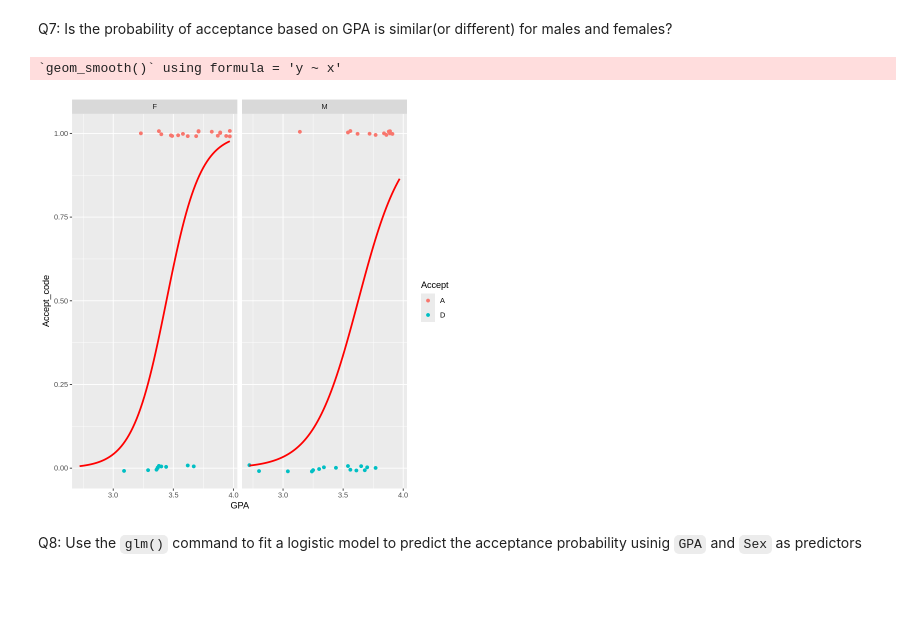
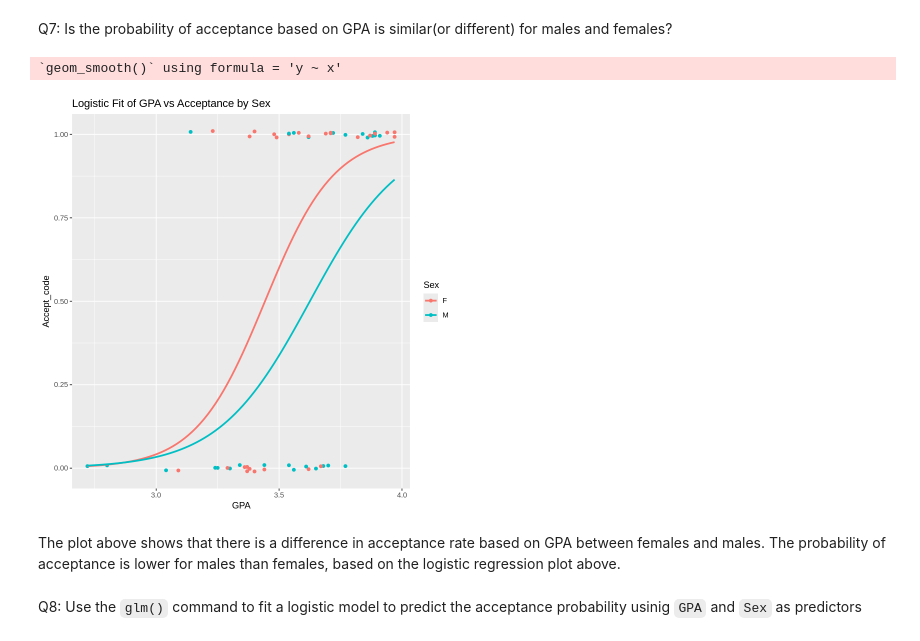
Before and after one commit to mwkinne/testMath254, a Jupyter notebook: Logistic_Regression_Part2.ipynb, the cells around one changed output. Cells and saved outputs as stored; diff of their text form; code cells hidden in the pictures; blank space fills up the shorter version.

```diff
--- a/Logistic_Regression_Part2.ipynb
+++ b/Logistic_Regression_Part2.ipynb
@@ -149,17 +149,20 @@ Q7: Is the probability of acceptance based on GPA is similar(or different) for m
 # %%
 mydata %>%
 ggplot() +
-  aes(x = GPA, y = Accept_code, col = Accept) +
+  aes(x = GPA, y = Accept_code, col = Sex) +
   geom_jitter(height = 0.01, width = 0) +
   geom_smooth(method = 'glm',
               method.args = list(family = 'binomial'),
               se = FALSE ,
-              col = 'red' ,
               fullrange = TRUE) +
-  facet_wrap(~Sex)
+  labs(
+  title = 'Logistic Fit of GPA vs Acceptance by Sex'
+  )
 # %% [output]
 `geom_smooth()` using formula = 'y ~ x'
-[figure, old version]
+[figure, new version]
+# %% [markdown]
+The plot above shows that there is a difference in acceptance rate based on GPA between females and males. The probability of acceptance is lower for males than females, based on the logistic regression plot above.
 # %% [markdown]
 Q8: Use the `glm()` command to fit a logistic model to predict the acceptance probability usinig `GPA` and `Sex` as predictors
 # %%
```
Also changed, not shown: parts of 6 cells of this notebook.
